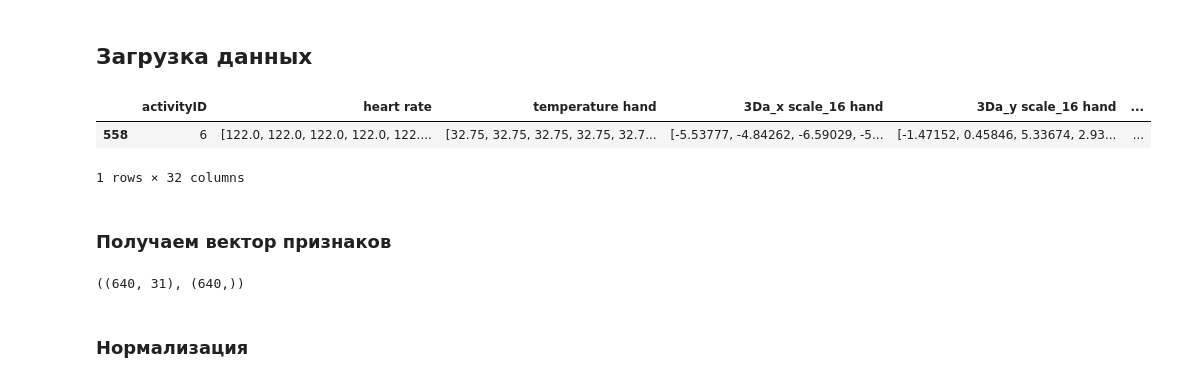
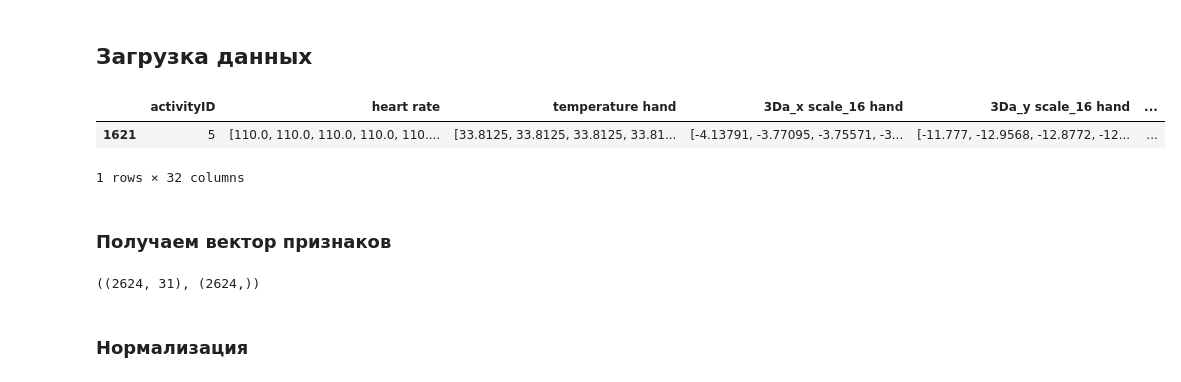
Before and after one commit to FL2107/signals_learning, a Jupyter notebook: Linear Classification.ipynb, the cells around one changed output. Saved outputs shown, nothing was run; the diff lists cells and outputs as text; code cells hidden in the pictures.

```diff
--- a/Linear Classification.ipynb
+++ b/Linear Classification.ipynb
@@ -44,14 +44,15 @@ class SignalDataset(Dataset):
 # %%
 all_df = get_df()
 # %%
-TARGET_LEN = 2000
-activities = sep_by_len(all_df, 20000)
+TARGET_LEN = 20000
+activities = sep_by_len(all_df, TARGET_LEN)
 # %%
-cut_df = cut_act(activities, TARGET_LEN, count=10, random_start=True)
+CUT_LEN = 50
+cut_df = cut_act(activities, CUT_LEN, count=int(410*0.1), random_start=True)
 cut_df.sample()
 # %% [output]
 |  | activityID | heart rate | temperature hand | 3Da_x scale_16 hand | 3Da_y scale_16 hand | ... |
-| 558 | 6 | [122.0, 122.0, 122.0, 122.0, 122.... | [32.75, 32.75, 32.75, 32.75, 32.7... | [-5.53777, -4.84262, -6.59029, -5... | [-1.47152, 0.45846, 5.33674, 2.93... | ... |
+| 1621 | 5 | [110.0, 110.0, 110.0, 110.0, 110.... | [33.8125, 33.8125, 33.8125, 33.81... | [-4.13791, -3.77095, -3.75571, -3... | [-11.777, -12.9568, -12.8772, -12... | ... |
 1 rows × 32 columns
 # %% [markdown]
 ### Получаем вектор признаков
@@ -61,7 +62,7 @@ X = cut_df.iloc[:, 1:].values
 Y = cut_df.iloc[:, 0] # целевая переменная
 X.shape, Y.shape
 # %% [output]
-((640, 31), (640,))
+((2624, 31), (2624,))
 # %% [markdown]
 ### Нормализация
 # %%
```
Also changed, not shown: parts of 11 cells of this notebook, 3 other files.
